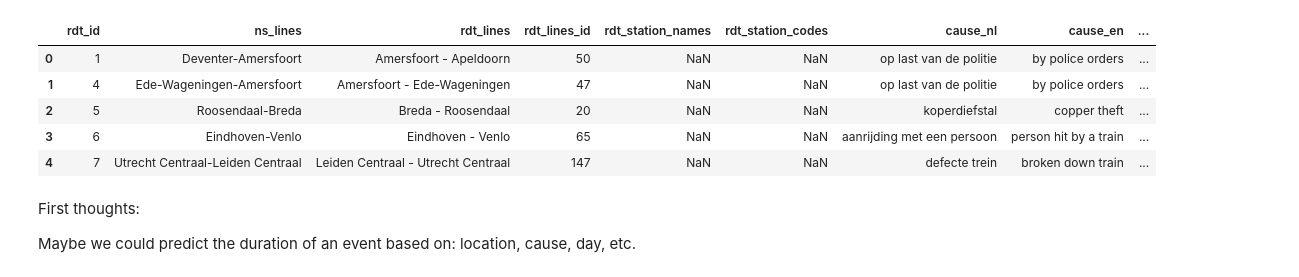
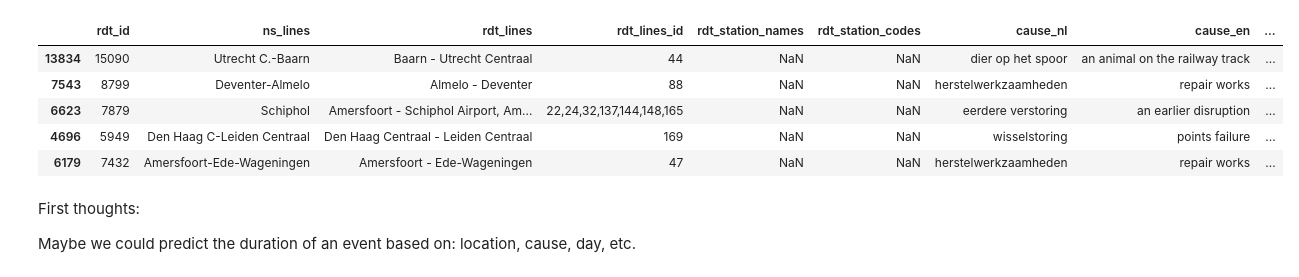
Before and after one commit to VHeusinkveld/small_investigations, a Jupyter notebook: 2020TrainDelays/train_disruptions.ipynb, the cells around one changed output. Drawn from its saved outputs; the diff is of its cells as text; code cells hidden in the pictures.

```diff
--- a/2020TrainDelays/train_disruptions.ipynb
+++ b/2020TrainDelays/train_disruptions.ipynb
@@ -14,12 +19,12 @@ df = pd.read_csv('disruptions-2011-2018.csv')
-# %%
-df.head()
-# %% [output]
-|  | rdt_id | ns_lines | rdt_lines | rdt_lines_id | rdt_station_names | rdt_station_codes | cause_nl | cause_en | ... |
-| 0 | 1 | Deventer-Amersfoort | Amersfoort - Apeldoorn | 50 | NaN | NaN | op last van de politie | by police orders | ... |
-| 1 | 4 | Ede-Wageningen-Amersfoort | Amersfoort - Ede-Wageningen | 47 | NaN | NaN | op last van de politie | by police orders | ... |
-| 2 | 5 | Roosendaal-Breda | Breda - Roosendaal | 20 | NaN | NaN | koperdiefstal | copper theft | ... |
-| 3 | 6 | Eindhoven-Venlo | Eindhoven - Venlo | 65 | NaN | NaN | aanrijding met een persoon | person hit by a train | ... |
-| 4 | 7 | Utrecht Centraal-Leiden Centraal | Leiden Centraal - Utrecht Centraal | 147 | NaN | NaN | defecte trein | broken down train | ... |
+# %%
+dfo.sample(5)
+# %% [output]
+|  | rdt_id | ns_lines | rdt_lines | rdt_lines_id | rdt_station_names | rdt_station_codes | cause_nl | cause_en | ... |
+| 13834 | 15090 | Utrecht C.-Baarn | Baarn - Utrecht Centraal | 44 | NaN | NaN | dier op het spoor | an animal on the railway track | ... |
+| 7543 | 8799 | Deventer-Almelo | Almelo - Deventer | 88 | NaN | NaN | herstelwerkzaamheden | repair works | ... |
+| 6623 | 7879 | Schiphol | Amersfoort - Schiphol Airport, Am... | 22,24,32,137,144,148,165 | NaN | NaN | eerdere verstoring | an earlier disruption | ... |
+| 4696 | 5949 | Den Haag C-Leiden Centraal | Den Haag Centraal - Leiden Centraal | 169 | NaN | NaN | wisselstoring | points failure | ... |
+| 6179 | 7432 | Amersfoort-Ede-Wageningen | Amersfoort - Ede-Wageningen | 47 | NaN | NaN | herstelwerkzaamheden | repair works | ... |
 # %% [markdown]
 First thoughts:
 
```
Also changed, not shown: parts of 36 cells of this notebook, 2 other files.
